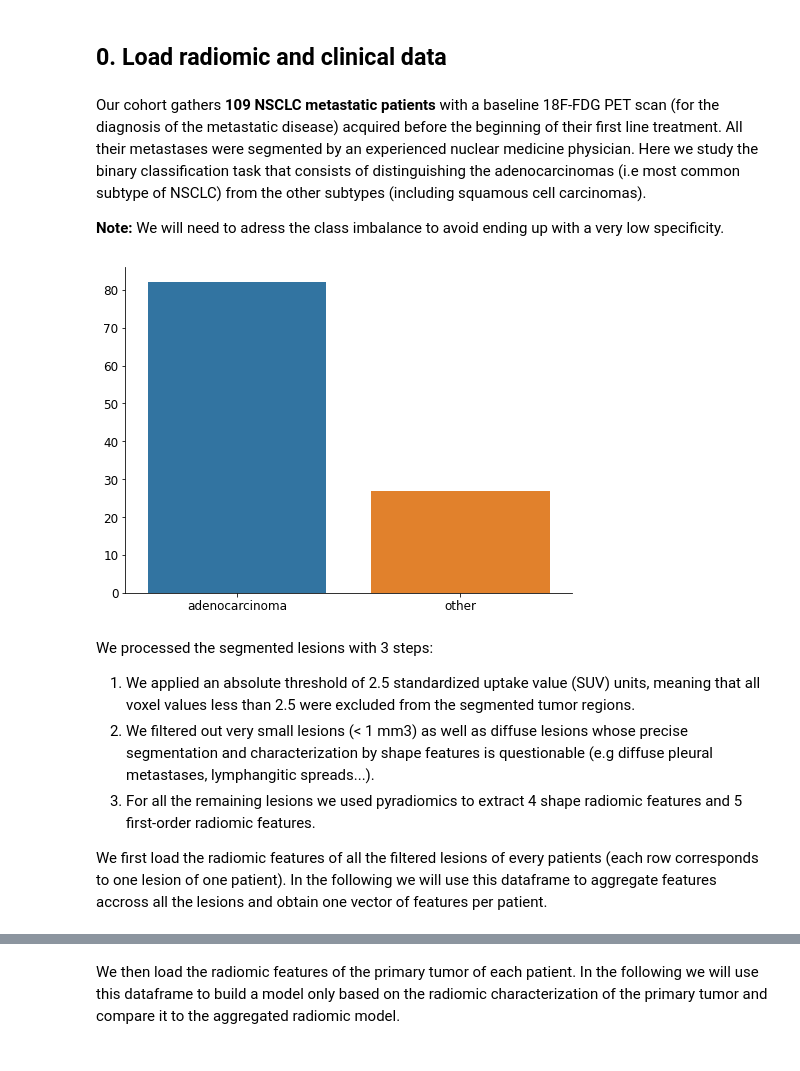
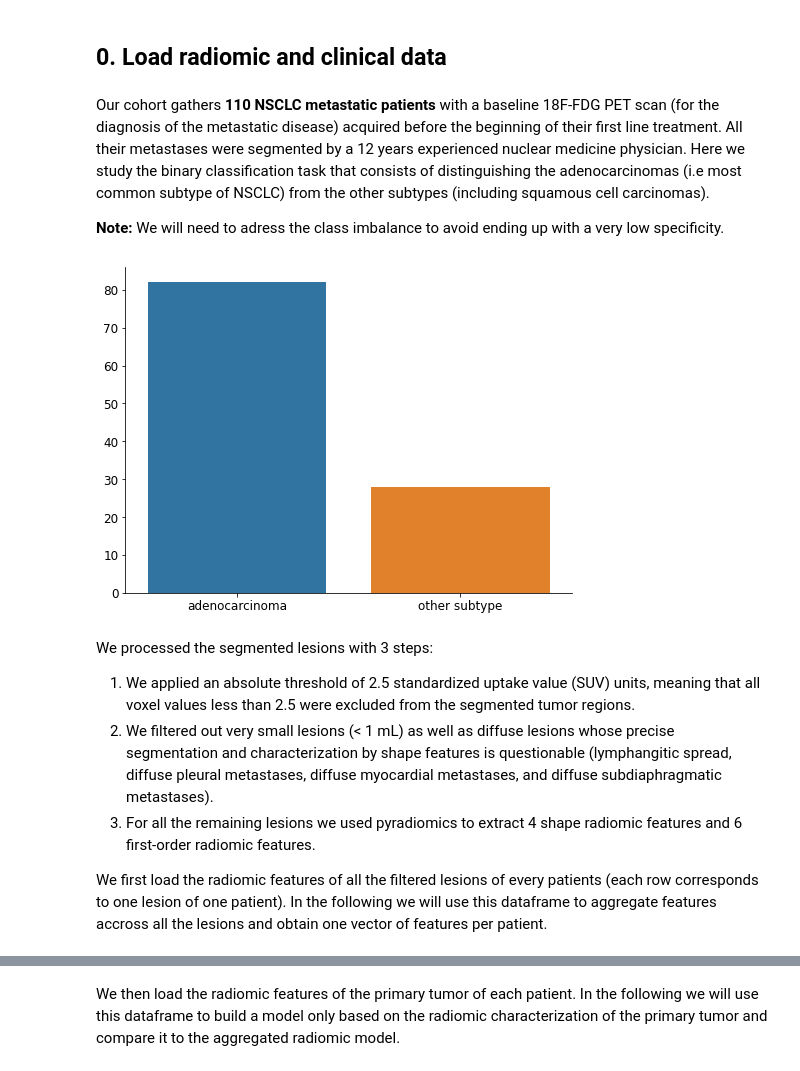
Before and after one commit to ncaptier/radshap, a Jupyter notebook: examples/nsclc_subtype_classification.ipynb, the cells around one changed output, grey strips where cells are left out. Cells and saved outputs as stored; diff of their text form; code cells hidden in the pictures.

```diff
--- a/examples/nsclc_subtype_classification.ipynb
+++ b/examples/nsclc_subtype_classification.ipynb
@@ -26,26 +28,26 @@ from radshap.plot import plot_bars, plot_pet
 # %% [markdown]
 ## 0. Load radiomic and clinical data
 # %% [markdown]
-Our cohort gathers **109 NSCLC metastatic patients** with a baseline 18F-FDG PET scan (for the diagnosis of the metastatic disease) acquired before the beginning of their first line treatment. All their metastases were segmented by an experienced nuclear medicine physician. Here we study the binary classification task that consists of distinguishing the adenocarcinomas (i.e most common subtype of NSCLC) from the other subtypes (including squamous cell carcinomas).
+Our cohort gathers **110 NSCLC metastatic patients** with a baseline 18F-FDG PET scan (for the diagnosis of the metastatic disease) acquired before the beginning of their first line treatment. All their metastases were segmented by a 12 years experienced nuclear medicine physician. Here we study the binary classification task that consists of distinguishing the adenocarcinomas (i.e most common subtype of NSCLC) from the other subtypes (including squamous cell carcinomas).
 
 **Note:** We will need to adress the class imbalance to avoid ending up with a very low specificity.
 # %%
-df_clinicals = pd.read_csv("..\\data\\clinicals.csv", index_col=0)
+df_clinicals = pd.read_csv("..\\data\\data_clinicals.csv", index_col=0)
 
 fig, ax = plt.subplots(figsize=(8, 6))
 sns.barplot(data=df_clinicals["Histology"].value_counts().reset_index(), x="index", y="Histology", ax=ax)
 ax.set(xlabel=None, ylabel=None)
 ax.tick_params(axis='x', labelsize=12)
 ax.tick_params(axis='y', labelsize=12)
 sns.despine()
 # %% [output]
-[figure, old version]
+[figure, new version]
 # %% [markdown]
 We processed the segmented lesions with 3 steps:
 
 1. We applied an absolute threshold of 2.5 standardized uptake value (SUV) units, meaning that all voxel values less than 2.5 were excluded from the segmented tumor regions.
-2. We filtered out very small lesions (< 1 mm3) as well as diffuse lesions whose precise segmentation and characterization by shape features is questionable (e.g diffuse pleural metastases, lymphangitic spreads...).
-3. For all the remaining lesions we used pyradiomics to extract 4 shape radiomic features and 5 first-order radiomic features.
+2. We filtered out very small lesions (< 1 mL) as well as diffuse lesions whose precise segmentation and characterization by shape features is questionable (lymphangitic spread, diffuse pleural metastases, diffuse myocardial metastases, and diffuse subdiaphragmatic metastases).
+3. For all the remaining lesions we used pyradiomics to extract 4 shape radiomic features and 6 first-order radiomic features.
 
 We first load the radiomic features of all the filtered lesions of every patients (each row corresponds to one lesion of one patient). In the following we will use this dataframe to aggregate features accross all the lesions and obtain one vector of features per patient.
 # %%
```
Also changed, not shown: parts of 31 cells of this notebook.
